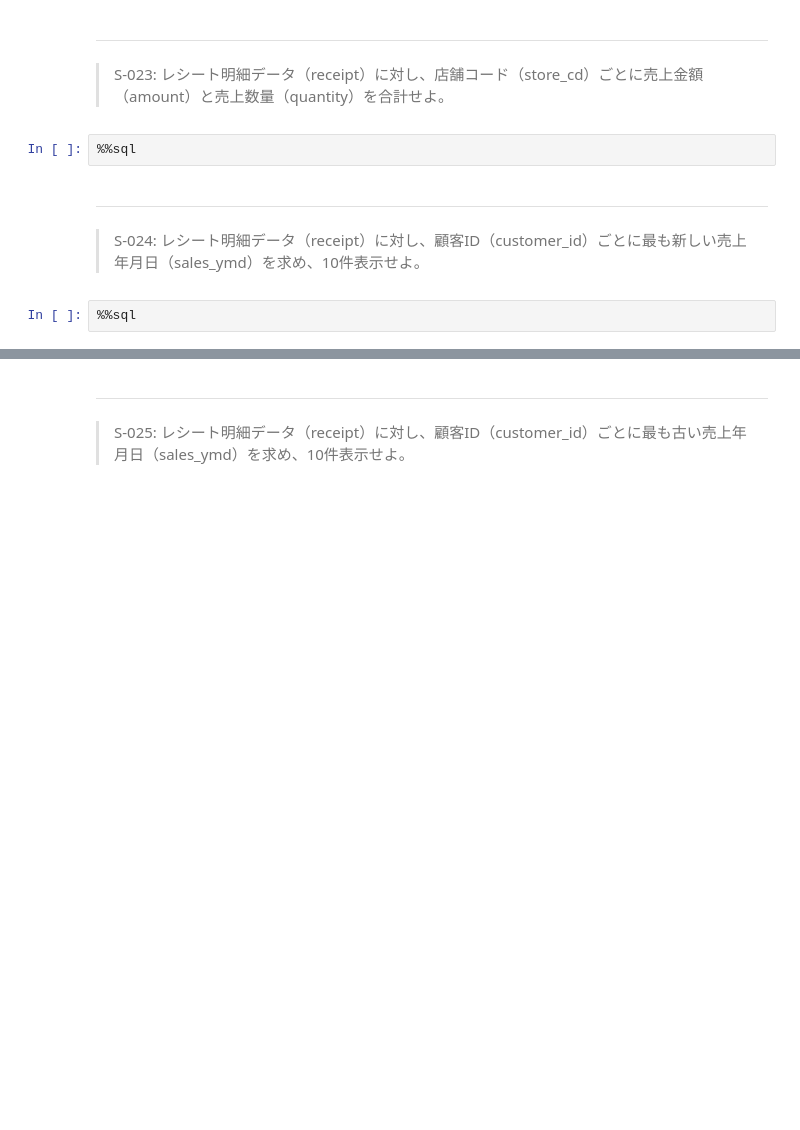
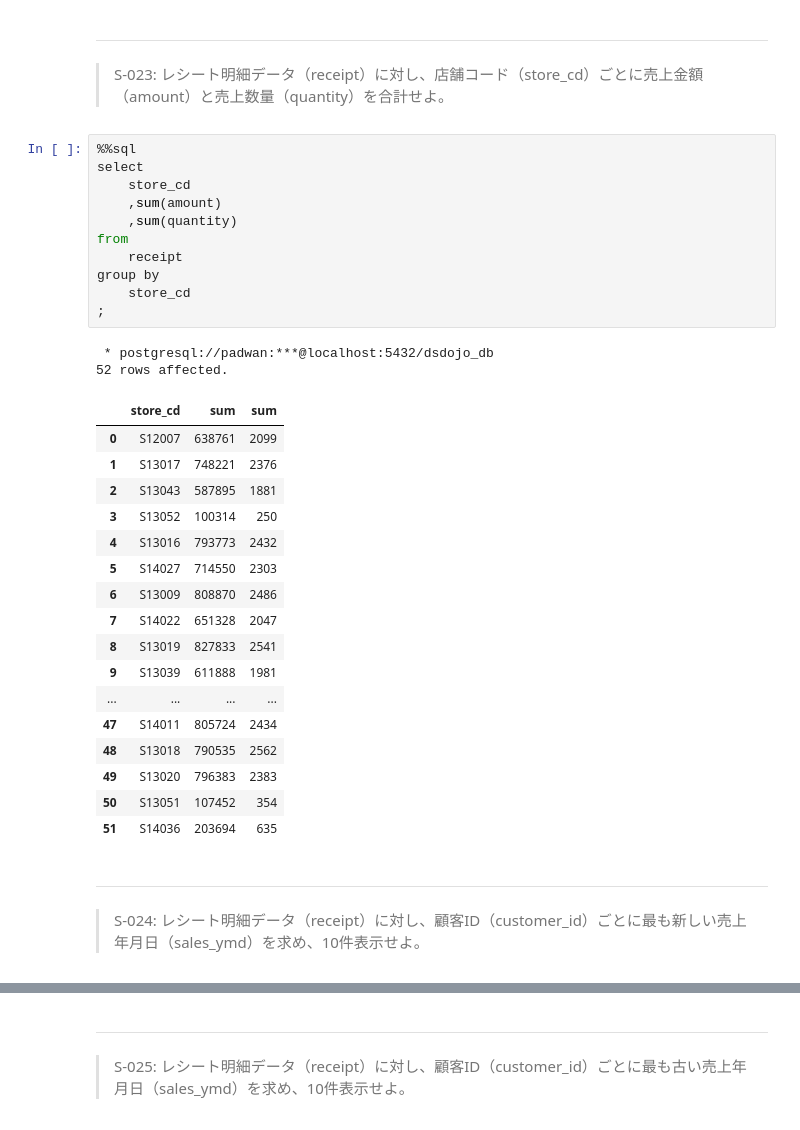
Before and after one commit to baoruiqi98120/sql, a Jupyter notebook: preprocess_knock_SQL_Colab.ipynb, the cells around one changed output, grey strips where cells are left out. Cells and saved outputs as stored; diff of their text form; blank space fills up the shorter version.

```diff
--- a/preprocess_knock_SQL_Colab.ipynb
+++ b/preprocess_knock_SQL_Colab.ipynb
@@ -427,10 +700,37 @@ limit
 # %% [markdown]
 ---
 > S-023: レシート明細データ（receipt）に対し、店舗コード（store_cd）ごとに売上金額（amount）と売上数量（quantity）を合計せよ。
-# %%
-%%sql
+# %%
+%%sql
+select
+    store_cd
+    ,sum(amount)
+    ,sum(quantity)
+from
+    receipt
+group by
+    store_cd
+;
+# %% [output]
+ * postgresql://padwan:***@localhost:5432/dsdojo_db
+52 rows affected.
+|  | store_cd | sum | sum |
+| 0 | S12007 | 638761 | 2099 |
+| 1 | S13017 | 748221 | 2376 |
+| 2 | S13043 | 587895 | 1881 |
+| 3 | S13052 | 100314 | 250 |
+| 4 | S13016 | 793773 | 2432 |
+| 5 | S14027 | 714550 | 2303 |
+| 6 | S13009 | 808870 | 2486 |
+| 7 | S14022 | 651328 | 2047 |
+| 8 | S13019 | 827833 | 2541 |
+| 9 | S13039 | 611888 | 1981 |
+| ... | ... | ... | ... |
+| 47 | S14011 | 805724 | 2434 |
+| 48 | S13018 | 790535 | 2562 |
+| 49 | S13020 | 796383 | 2383 |
+| 50 | S13051 | 107452 | 354 |
+| 51 | S14036 | 203694 | 635 |
 # %% [markdown]
 ---
 > S-024: レシート明細データ（receipt）に対し、顧客ID（customer_id）ごとに最も新しい売上年月日（sales_ymd）を求め、10件表示せよ。
-# %%
-%%sql
```
Also changed, not shown: parts of 102 cells of this notebook.
